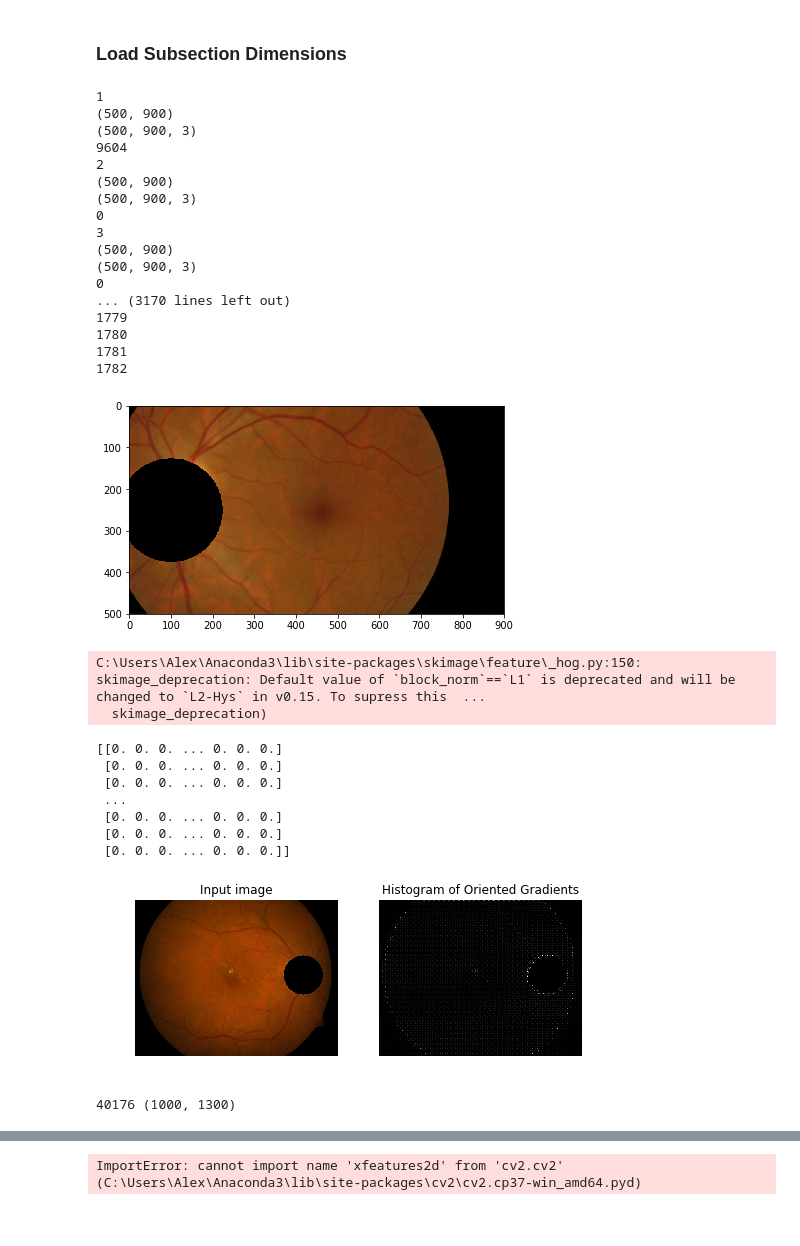
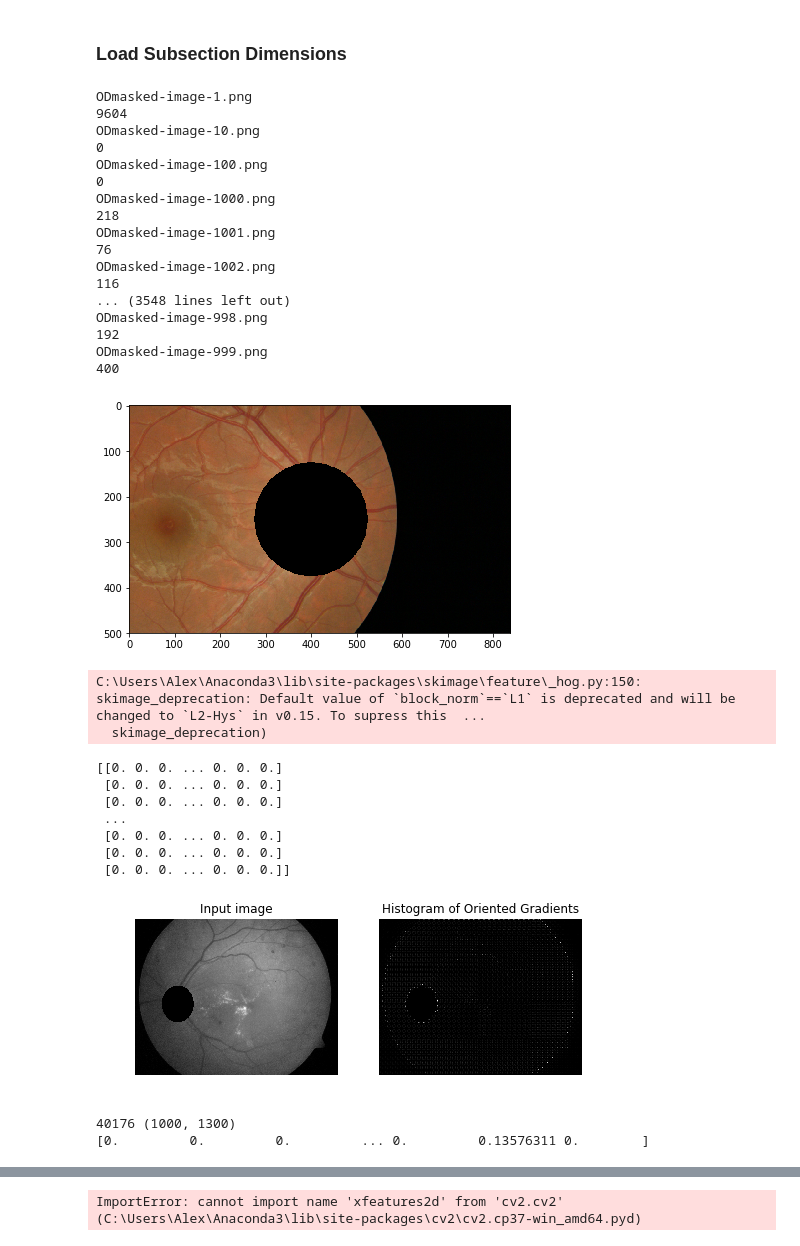
Before and after one commit to umar-aftab/DiabeticRetinopathy, a Jupyter notebook: Alex - Feature Extraction/GettingFeaturesFromClusters.ipynb, the cells around one changed output, grey strips where cells are left out. Drawn from its saved outputs; the diff is of its cells as text; code cells hidden in the pictures.

```diff
--- a/Alex - Feature Extraction/GettingFeaturesFromClusters.ipynb
+++ b/Alex - Feature Extraction/GettingFeaturesFromClusters.ipynb
@@ -134,7 +134,7 @@ def dominant_pixels(image): #image must be coloured image
 # %%
 import collections
 from statistics import mean
-im289 = imread('C:/Users/Alex/Dropbox/MEng Software/Winter-Term-2019/Big Data/Project/clusters-cropped/cluster-ODmasked-image-298.png')
+im289 = imread('E:/Users/Alex/Dropbox/MEng Software/Winter-Term-2019/Big Data/Project/clusters-cropped/cluster-ODmasked-image-298.png')
 #print(np.size(np.where(im289 == 100)))
 #print(collections.Counter(im289))
 
@@ -203,7 +203,6 @@ with open('ImageSubsections.csv') as csvfile:
     feature_dicts = []
     count = 1
     for row in reader:
-        print(count)
         count +=1
         imageName = row['image']
         start_x  = int(row['start_x'])
@@ -211,63 +210,64 @@ with open('ImageSubsections.csv') as csvfile:
         center_x = int(row['x'])
         center_y = int(row['y'])
         DR       = row['exudates']
-        fileLocation = 'C:/Users/Alex/Dropbox/MEng Software/Winter-Term-2019/Big Data/Project/masked images (1)/' +imageName
+        fileLocation = 'E:/Users/Alex/Dropbox/MEng Software/Winter-Term-2019/Big Data/Project/masked images (1)/' +imageName
 
-        cluster_file = 'C:/Users/Alex/Dropbox/MEng Software/Winter-Term-2019/Big Data/Project/clusters-cropped/cluster-' +imageName
+        cluster_file = 'E:/Users/Alex/Dropbox/MEng Software/Winter-Term-2019/Big Data/Project/clusters-cropped/cluster-' +imageName
         exists = os.path.isfile(cluster_file)
         if exists:
+            print (imageName)
             im = imread(fileLocation)
 
             imgrey = cv2.cvtColor(im, cv2.COLOR_BGR2GRAY)
 
             #dimension of subsection
-            dimension_x = 900 #dimension of subsection
+            dimension_x = 600 #dimension of subsection
             dimension_y = 500 #dimension of subsection
             if start_x > 500:
                 start_x -= 400
             imgrey_sub = subsection(imgrey,start_y,start_x,dimension_y,dimension_x)
             im_sub = subsection(im,start_y,start_x,dimension_y,dimension_x)
             new_center_x = center_x - start_x
             new_center_y = center_y - start_y
 
             #Features
             en = entropy(imgrey_sub) #feature
             l_r = leftRight(center_x) #feature
 
             clusterim = imread(cluster_file)
             exudateim = exudate_image(clusterim,10000)
             exudate_count = count_exudates(exudateim) #feature
             print(exudate_count)
             min_dist, max_dist, avg_dist = distances(exudateim,new_center_x,new_center_y) #3x features
             features = {'image':imageName, 'entropy':en,'left/right (1/0)':l_r,'number of exudate pixels':exudate_count,
                         'min distance from od centre':min_dist,'max distance from od centre':max_dist,
                         'average distance from od centre':avg_dist,'DR':DR}
             feature_dicts.append(features)
 
 keys = feature_dicts[0].keys()
 with open('features.csv', 'w',newline='') as output_file:
     dict_writer = csv.DictWriter(output_file, keys)
     dict_writer.writeheader()
     dict_writer.writerows(feature_dicts)
 # %% [output]
-1
-(500, 900)
-(500, 900, 3)
+ODmasked-image-1.png
 9604
-2
-(500, 900)
-(500, 900, 3)
+ODmasked-image-10.png
 0
-3
-(500, 900)
-(500, 900, 3)
+ODmasked-image-100.png
 0
-... (3170 lines left out)
-1779
-1780
-1781
-1782
+ODmasked-image-1000.png
+218
+ODmasked-image-1001.png
+76
+ODmasked-image-1002.png
+116
+... (3548 lines left out)
+ODmasked-image-998.png
+192
+ODmasked-image-999.png
+400
-[figure, old version]
+[figure, new version]
 # %%
 import matplotlib.pyplot as plt
 
@@ -276,8 +276,9 @@ from skimage import data, exposure
 
 
 # image = data.astronaut()
-image = im
-fd, hog_image = hog(image, orientations=8, pixels_per_cell=(16, 16),
+im = imread('ODmasked-image-277.png')
+image = cv2.cvtColor(im, cv2.COLOR_BGR2GRAY)
+fd, hog_image = hog(im, orientations=8, pixels_per_cell=(16, 16),
                     cells_per_block=(1, 1), visualize=True, multichannel=True)
 
 fig, (ax1, ax2) = plt.subplots(1, 2, figsize=(8, 4), sharex=True, sharey=True)
@@ -304,11 +305,13 @@ C:\Users\Alex\Anaconda3\lib\site-packages\skimage\feature\_hog.py:150: skimage_d
  [0. 0. 0. ... 0. 0. 0.]
  [0. 0. 0. ... 0. 0. 0.]
  [0. 0. 0. ... 0. 0. 0.]]
-[figure, old version]
+[figure, new version]
 # %%
 print(len(fd),hog_image.shape)
+print(fd)
 # %% [output]
 40176 (1000, 1300)
+[0.         0.         0.         ... 0.         0.13576311 0.        ]
 # %%
 from skimage.feature import daisy
 from skimage import data
```
Also changed, not shown: parts of 3 cells of this notebook, 12 other files.
